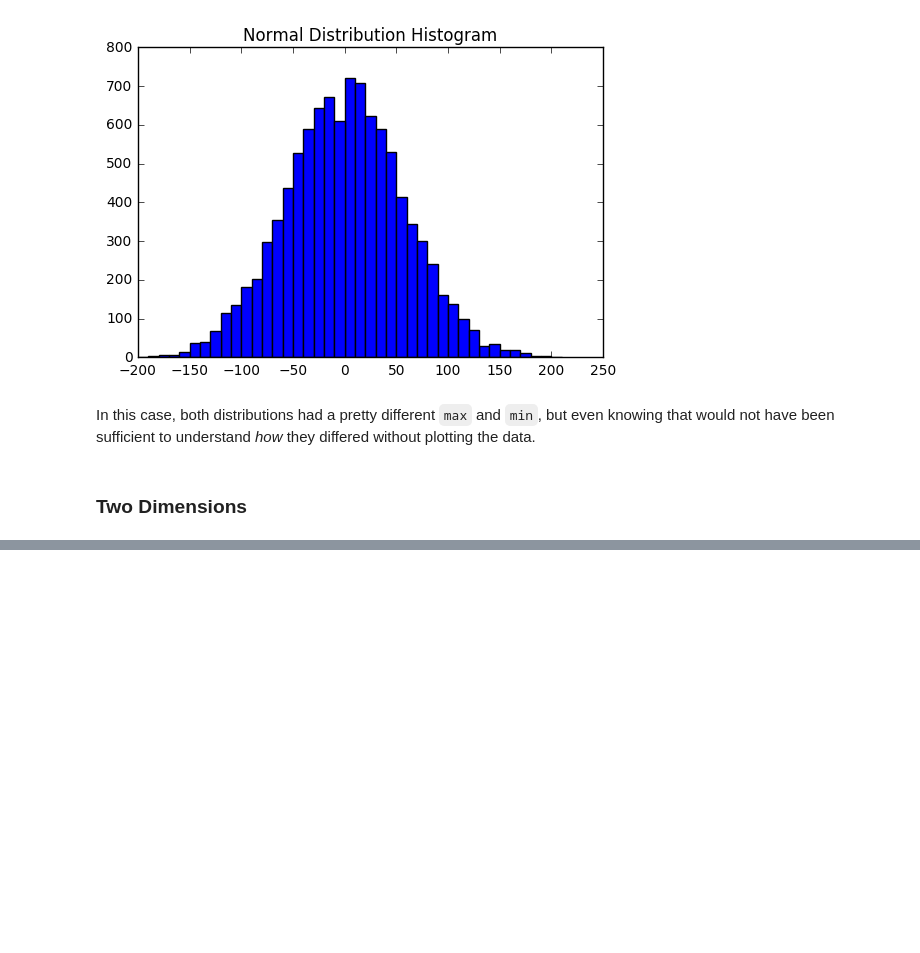
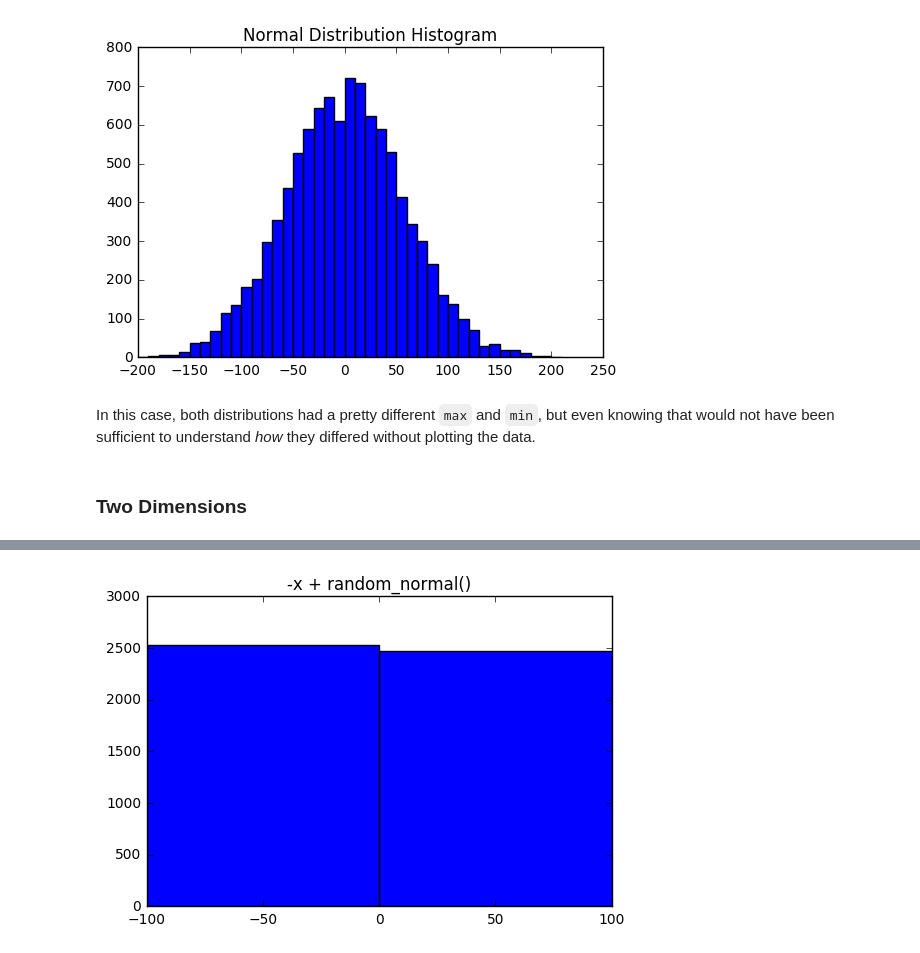
Before and after one commit to bgroveben/DataScienceFromScratch, a Jupyter notebook: 10_Chapter_Working_With_Data.ipynb, the cells around one changed output, grey strips where cells are left out. Saved outputs shown, nothing was run; the diff lists cells and outputs as text; code cells hidden in the pictures; blank space fills up the shorter version.

```diff
--- a/10_Chapter_Working_With_Data.ipynb
+++ b/10_Chapter_Working_With_Data.ipynb
@@ -56,0 +75,4 @@ In this case, both distributions had a pretty different `max` and `min`, but eve
+# %%
+plot_histogram(ys2, 100, "-x + random_normal()")
+# %% [output]
+[figure, added]
```
Also changed, not shown: parts of 11 cells of this notebook, 3 other files.
